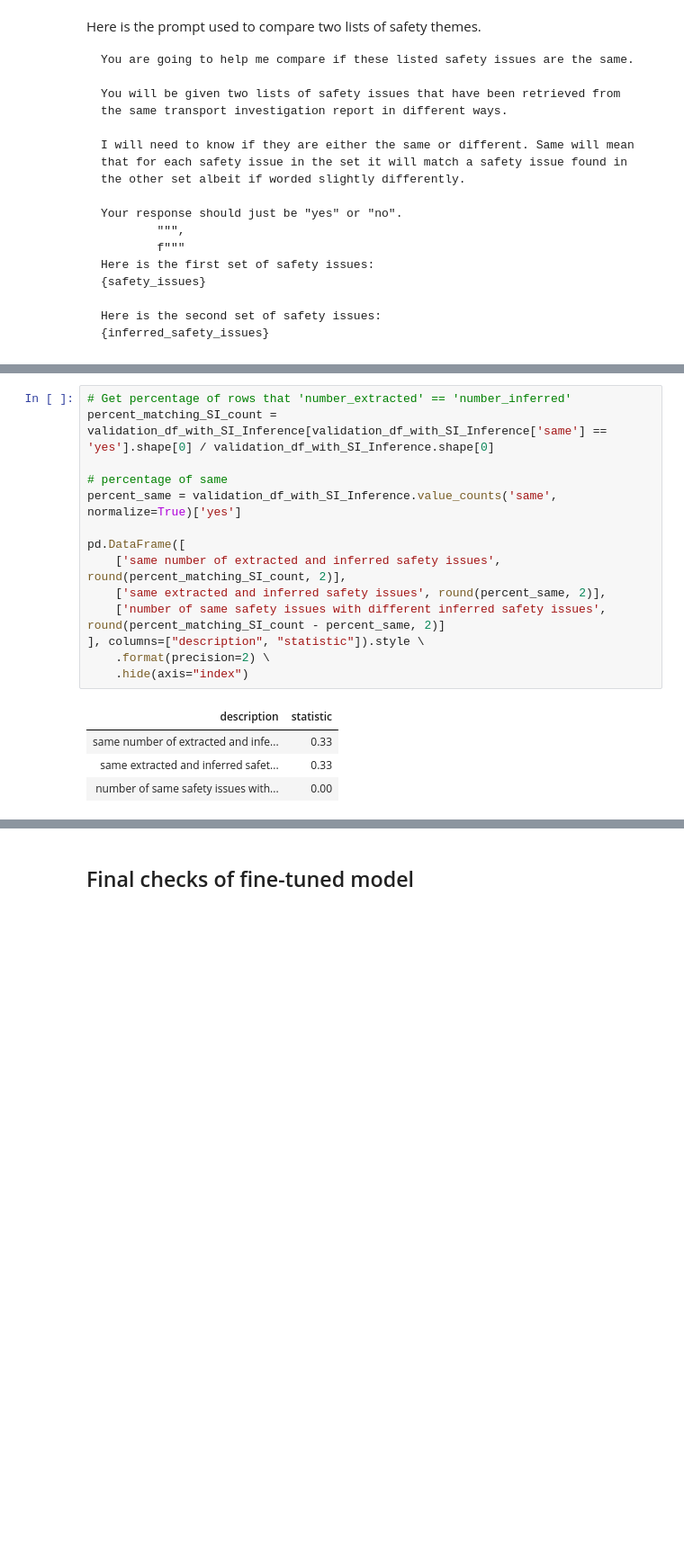
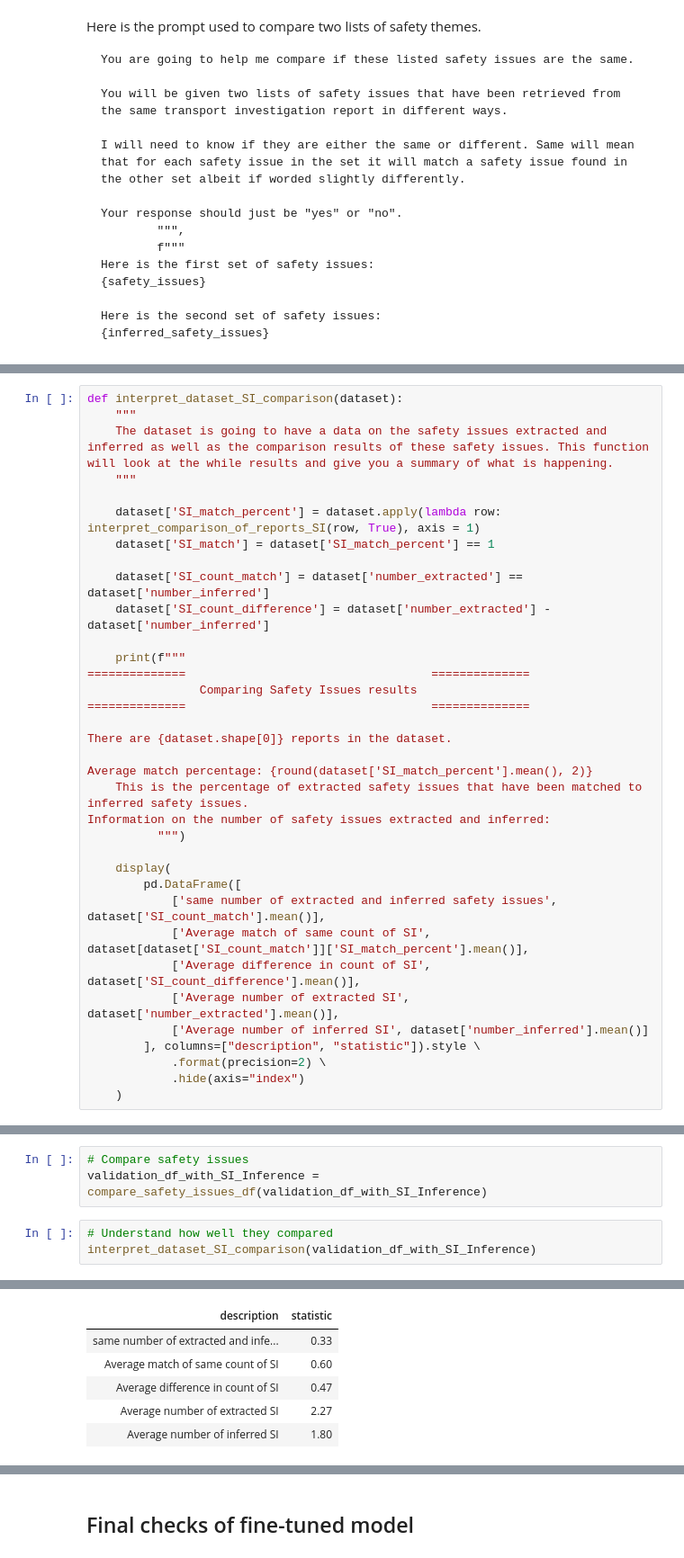
Before and after one commit to 1jamesthompson1/TAIC-report-summary, a Jupyter notebook: validation/safety_issue_extraction/safety_issue_extraction.ipynb, the cells around one changed output, grey strips where cells are left out. Shown at 90% size. Drawn from its saved outputs; the diff is of its cells as text; blank space fills up the shorter version.

```diff
--- a/validation/safety_issue_extraction/safety_issue_extraction.ipynb
+++ b/validation/safety_issue_extraction/safety_issue_extraction.ipynb
@@ -439,0 +531,35 @@ def extract_safety_issues_from_cleaned_reports(df):
+# %%
+def interpret_dataset_SI_comparison(dataset):
+    """
+    The dataset is going to have a data on the safety issues extracted and inferred as well as the comparison results of these safety issues. This function will look at the while results and give you a summary of what is happening.
+    """
+
+    dataset['SI_match_percent'] = dataset.apply(lambda row: interpret_comparison_of_reports_SI(row, True), axis = 1)
+    dataset['SI_match'] = dataset['SI_match_percent'] == 1
+
+    dataset['SI_count_match'] = dataset['number_extracted'] == dataset['number_inferred']
+    dataset['SI_count_difference'] = dataset['number_extracted'] - dataset['number_inferred']
+
+    print(f"""
+==============                                   ==============
+                Comparing Safety Issues results
+==============                                   ==============
+
+There are {dataset.shape[0]} reports in the dataset.
+
+Average match percentage: {round(dataset['SI_match_percent'].mean(), 2)}
+    This is the percentage of extracted safety issues that have been matched to inferred safety issues.
+Information on the number of safety issues extracted and inferred:
+          """)
+
+    display(
+        pd.DataFrame([
+            ['same number of extracted and inferred safety issues', dataset['SI_count_match'].mean()],
+            ['Average match of same count of SI', dataset[dataset['SI_count_match']]['SI_match_percent'].mean()],
+            ['Average difference in count of SI', dataset['SI_count_difference'].mean()],
+            ['Average number of extracted SI', dataset['number_extracted'].mean()],
+            ['Average number of inferred SI', dataset['number_inferred'].mean()]
+        ], columns=["description", "statistic"]).style \
+            .format(precision=2) \
+            .hide(axis="index")
+    )
@@ -503,19 +595,7 @@ for index, row in validation_df_with_SI_Inference.iterrows():
-# %%
-# Get percentage of rows that 'number_extracted' == 'number_inferred'
-percent_matching_SI_count = validation_df_with_SI_Inference[validation_df_with_SI_Inference['same'] == 'yes'].shape[0] / validation_df_with_SI_Inference.shape[0]
-
-# percentage of same
-percent_same = validation_df_with_SI_Inference.value_counts('same', normalize=True)['yes']
-
-pd.DataFrame([
-    ['same number of extracted and inferred safety issues', round(percent_matching_SI_count, 2)],
-    ['same extracted and inferred safety issues', round(percent_same, 2)],
-    ['number of same safety issues with different inferred safety issues', round(percent_matching_SI_count - percent_same, 2)]
-], columns=["description", "statistic"]).style \
-    .format(precision=2) \
-    .hide(axis="index")
-# %% [output]
-| description | statistic |
-| same number of extracted and infe... | 0.33 |
-| same extracted and inferred safet... | 0.33 |
-| number of same safety issues with... | 0.00 |
+# %%
+# Compare safety issues
+validation_df_with_SI_Inference = compare_safety_issues_df(validation_df_with_SI_Inference)
+# %%
+# Understand how well they compared
+interpret_dataset_SI_comparison(validation_df_with_SI_Inference)
+# %% [output]
@@ -522 +611,7 @@ pd.DataFrame([
+| description | statistic |
+| same number of extracted and infe... | 0.33 |
+| Average match of same count of SI | 0.60 |
+| Average difference in count of SI | 0.47 |
+| Average number of extracted SI | 2.27 |
+| Average number of inferred SI | 1.80 |
 # %% [markdown]
```
Also changed, not shown: parts of 21 cells of this notebook.
